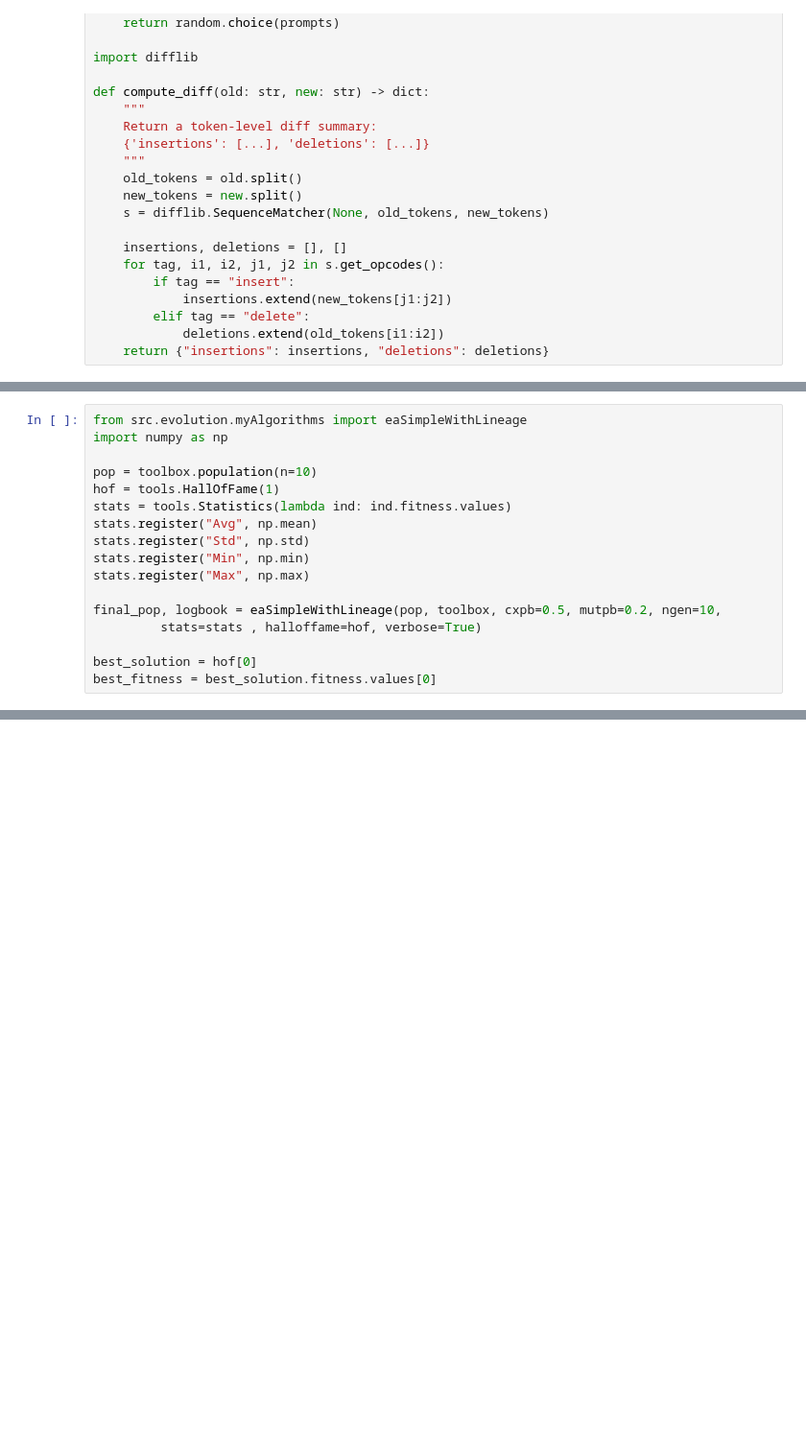
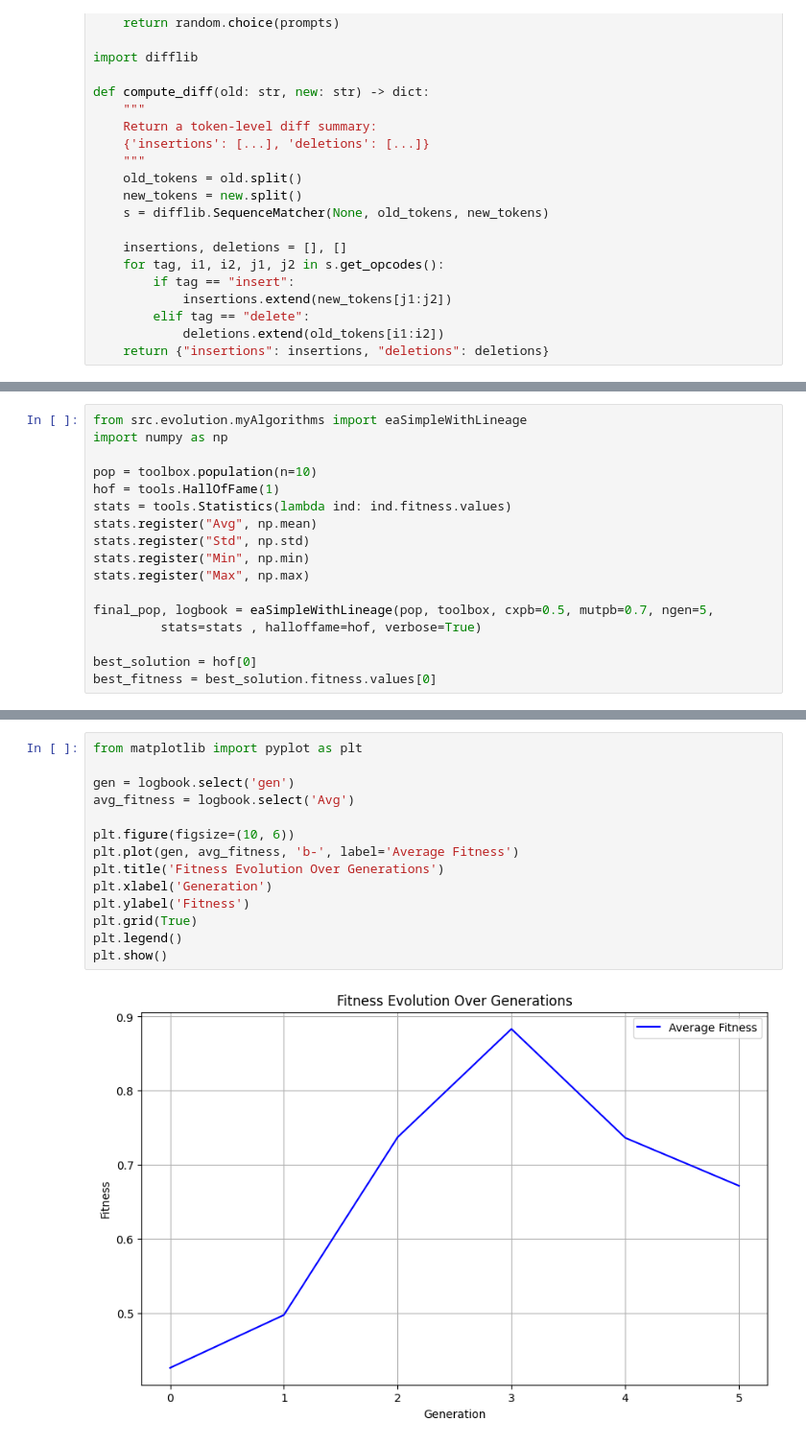
Before and after one commit to devbravo/ESAME-Evolutionary-Search-for-Agent-Misalignment-Events-, a Jupyter notebook: notebooks/evolutionary_experiments.ipynb, the cells around one changed output, grey strips where cells are left out. Shown: that part at 96% size. Cells and saved outputs as stored; diff of their text form; blank space fills up the shorter version.

```diff
--- a/notebooks/evolutionary_experiments.ipynb
+++ b/notebooks/evolutionary_experiments.ipynb
@@ -170,7 +137,7 @@ stats.register("Std", np.std)
 stats.register("Min", np.min)
 stats.register("Max", np.max)
 
-final_pop, logbook = eaSimpleWithLineage(pop, toolbox, cxpb=0.5, mutpb=0.2, ngen=10,
+final_pop, logbook = eaSimpleWithLineage(pop, toolbox, cxpb=0.5, mutpb=0.7, ngen=5,
          stats=stats , halloffame=hof, verbose=True)
 
 best_solution = hof[0]
@@ -272,0 +319,16 @@ Diff: {'insertions': [], 'deletions': []}
+# %%
+from matplotlib import pyplot as plt
+
+gen = logbook.select('gen')
+avg_fitness = logbook.select('Avg')
+
+plt.figure(figsize=(10, 6))
+plt.plot(gen, avg_fitness, 'b-', label='Average Fitness')
+plt.title('Fitness Evolution Over Generations')
+plt.xlabel('Generation')
+plt.ylabel('Fitness')
+plt.grid(True)
+plt.legend()
+plt.show()
+# %% [output]
+[figure, added]
```
Also changed, not shown: parts of 8 cells of this notebook, 1 other file.
